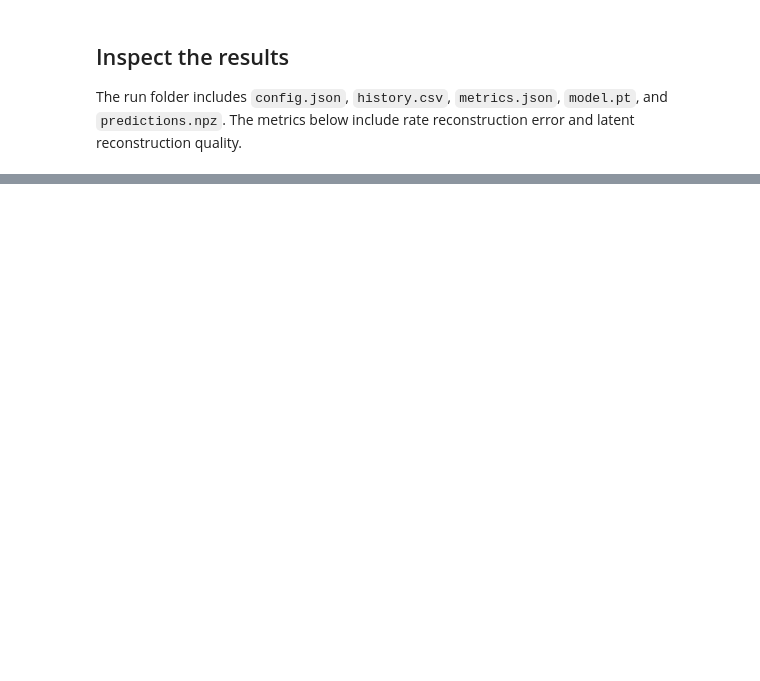
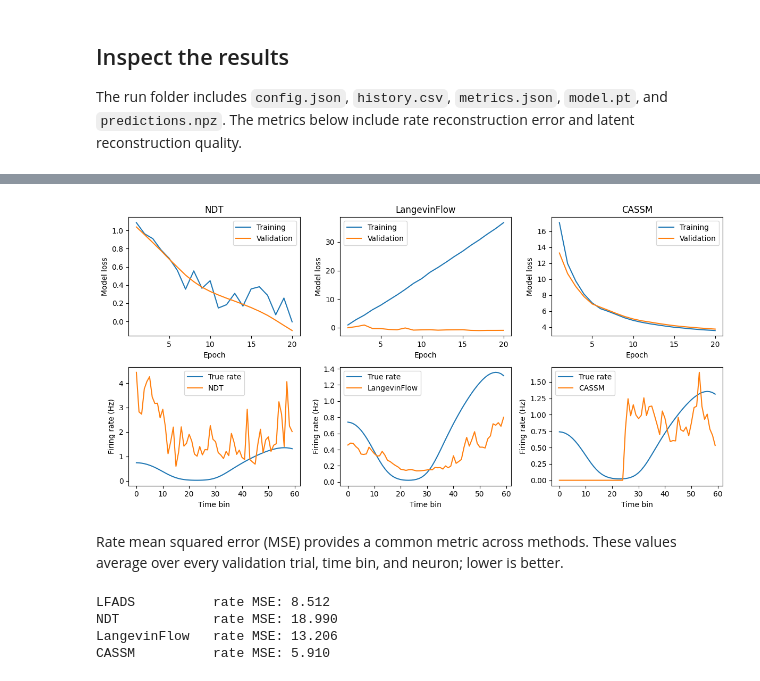
Before and after one commit to jonathanhuml/ladys, a Jupyter notebook: tutorials/lorenz.ipynb, the cells around one changed output, grey strips where cells are left out. Saved outputs shown, nothing was run; the diff lists cells and outputs as text; code cells hidden in the pictures; blank space fills up the shorter version.

```diff
--- a/tutorials/lorenz.ipynb
+++ b/tutorials/lorenz.ipynb
@@ -126,0 +157,5 @@ Run saved to: runs/lorenz_tutorial/20260913_135654_484668_lorenz_gpfa
+# %%
+comparison_results = {
+    name: Experiment(model_config).run()
+    for name, model_config in comparison_configs.items()
+}
@@ -126,0 +187,36 @@ Run saved to: runs/lorenz_tutorial/20260913_135654_484668_lorenz_gpfa
+# %%
+fig, axes = plt.subplots(2, 3, figsize=(12, 6))
+
+for column, (name, model_result) in enumerate(comparison_results.items()):
+    history = model_result.history
+    epochs = [report.epoch + 1 for report in history]
+    ax = axes[0, column]
+    ax.plot(epochs, [report.train.loss for report in history], label="Training")
+    ax.plot(epochs, [report.valid.loss for report in history], label="Validation")
+    ax.set(title=name, xlabel="Epoch", ylabel="Model loss")
+    ax.xaxis.get_major_locator().set_params(integer=True)
+    ax.legend()
+
+    with np.load(model_result.predictions_path) as predictions:
+        ax = axes[1, column]
+        ax.plot(predictions["target_rates"][0, :, 0], label="True rate")
+        ax.plot(predictions["pred_rates"][0, :, 0], label=name)
+    ax.set(xlabel="Time bin", ylabel="Firing rate (Hz)")
+    ax.legend()
+
+fig.tight_layout()
+plt.show()
+# %% [output]
+[figure, added]
+# %% [markdown]
+Rate mean squared error (MSE) provides a common metric across methods. These
+values average over every validation trial, time bin, and neuron; lower is better.
+# %%
+all_results = {"LFADS": result, **comparison_results}
+for name, model_result in all_results.items():
+    print(f"{name:14s} rate MSE: {model_result.metrics['rate_mse']:.3f}")
+# %% [output]
+LFADS          rate MSE: 8.512
+NDT            rate MSE: 18.990
+LangevinFlow   rate MSE: 13.206
+CASSM          rate MSE: 5.910
```
Also changed, not shown: parts of 16 cells of this notebook, 7 other files.
